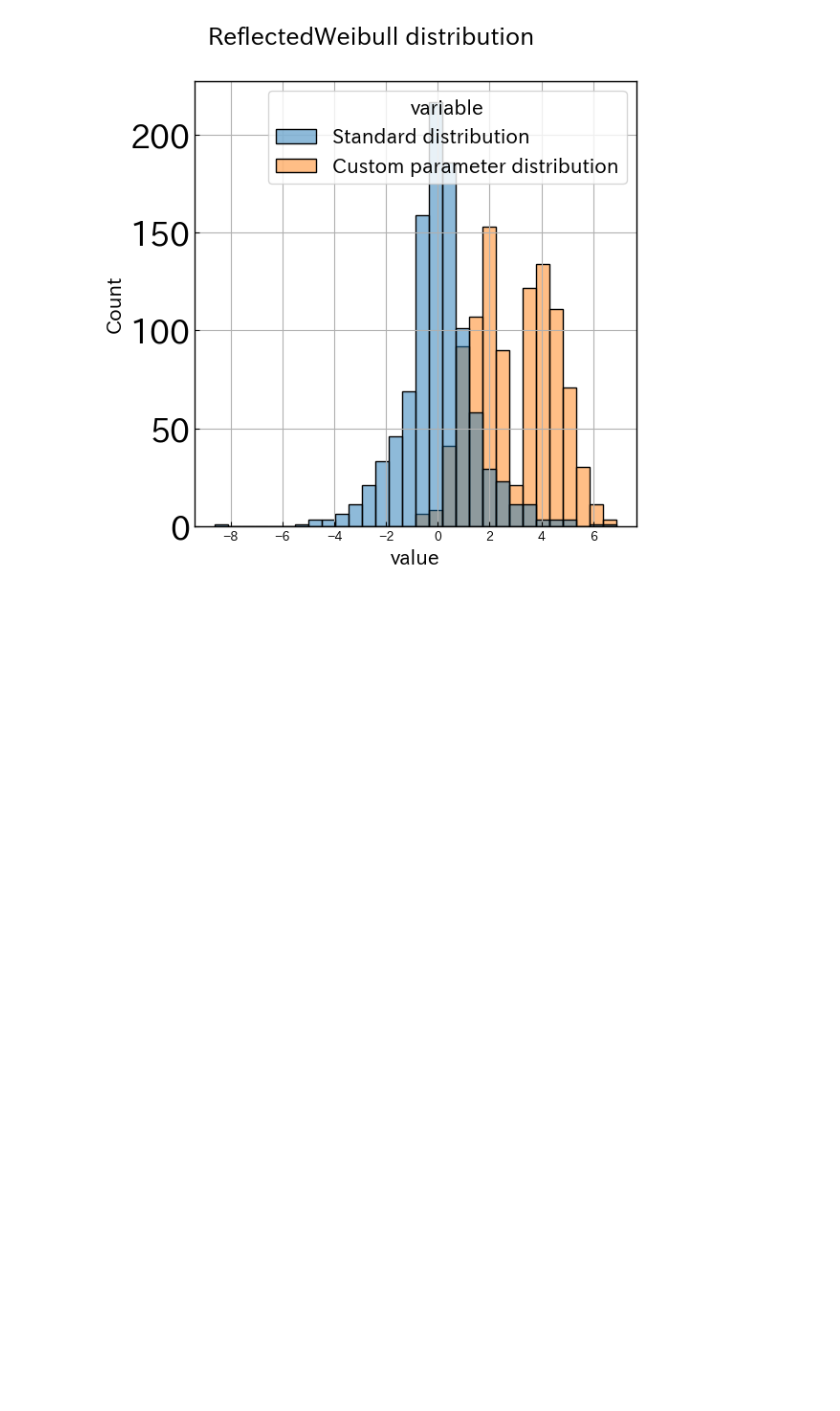
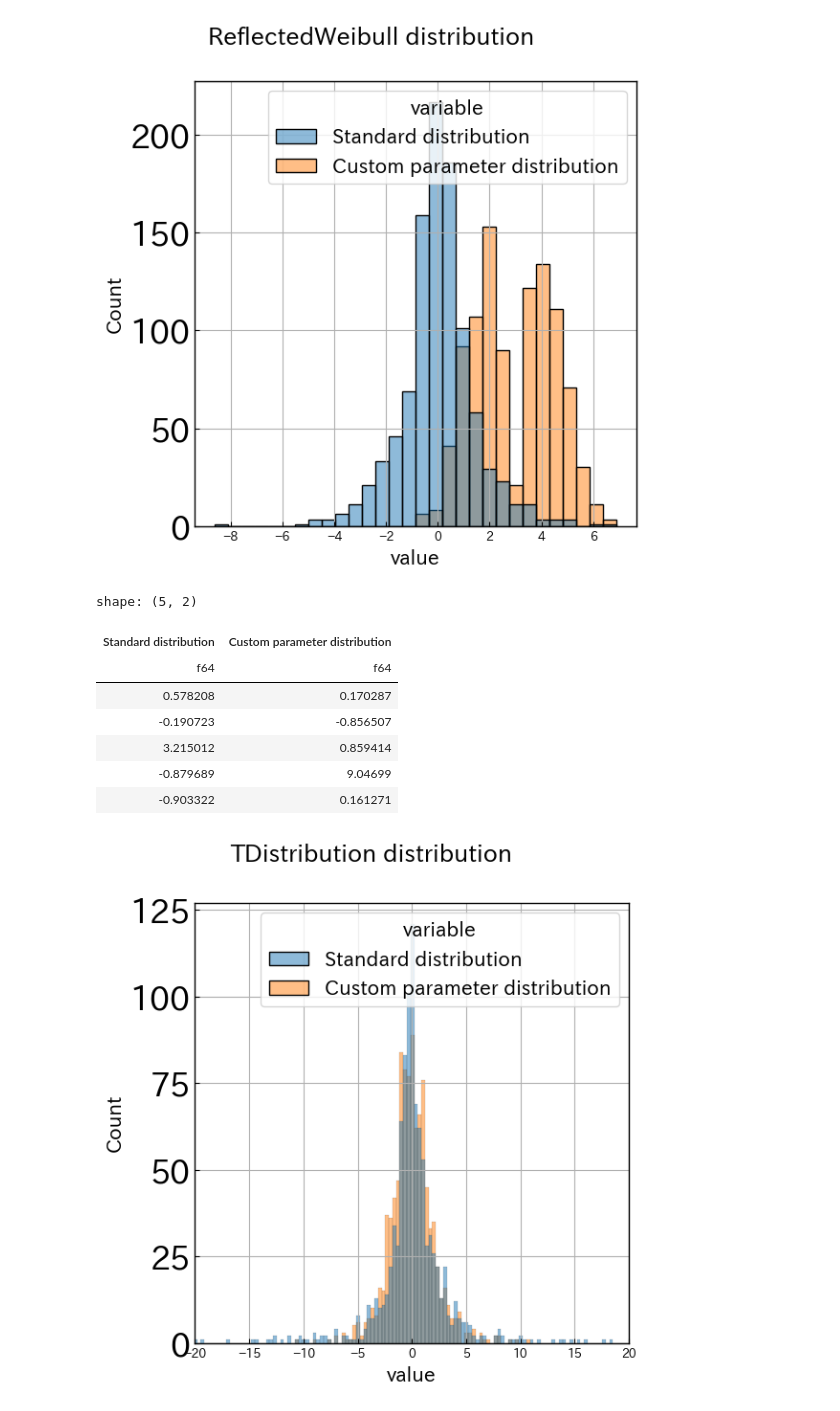
Before and after one commit to Tremendous1192/demo_rand_simple, a Jupyter notebook: notebooks/demo.ipynb, the cells around one changed output. Drawn from its saved outputs; the diff is of its cells as text; code cells hidden in the pictures; blank space fills up the shorter version.

Commit message:
TDistribution分布

```diff
--- a/notebooks/demo.ipynb
+++ b/notebooks/demo.ipynb
@@ -951,3 +951,44 @@ shape: (5, 2)
 | -0.614905 | 1.603551 |
 | -0.630463 | 2.219333 |
 [figure]
+# %%
+name = "TDistribution"# distribution
+df = pl.read_csv("../data/" + name + ".csv")
+
+# Show first 5 rows data
+display(df.head())
+
+# Plot distribution
+fig, ax = plt.subplots(nrows = 1, ncols = 1, figsize = (6, 6))
+sns.histplot(
+    data = (
+        df
+        # プロット時間を短くするために、値を丸める
+        .with_columns([
+            pl.col("Standard distribution").round(1),
+            pl.col("Custom parameter distribution").round(1),
+        ])
+        # パラメータで層別するためにunpivotする
+        .unpivot(cs.numeric())
+        # プロット処理を短くするために、外れ値を削除する
+        .filter(
+            pl.col("value").abs() < 100
+        )
+    ),
+    x = "value",
+    hue = "variable",
+    ax = ax,
+)
+plt.suptitle(name + " distribution")
+plt.setp(ax, xlim = (-20, 20))
+plt.tight_layout()
+# %% [output]
+shape: (5, 2)
+| Standard distribution | Custom parameter distribution |
+| f64 | f64 |
+| 0.578208 | 0.170287 |
+| -0.190723 | -0.856507 |
+| 3.215012 | 0.859414 |
+| -0.879689 | 9.04699 |
+| -0.903322 | 0.161271 |
+[figure, added]
```
Also changed, not shown: 3 other files.
